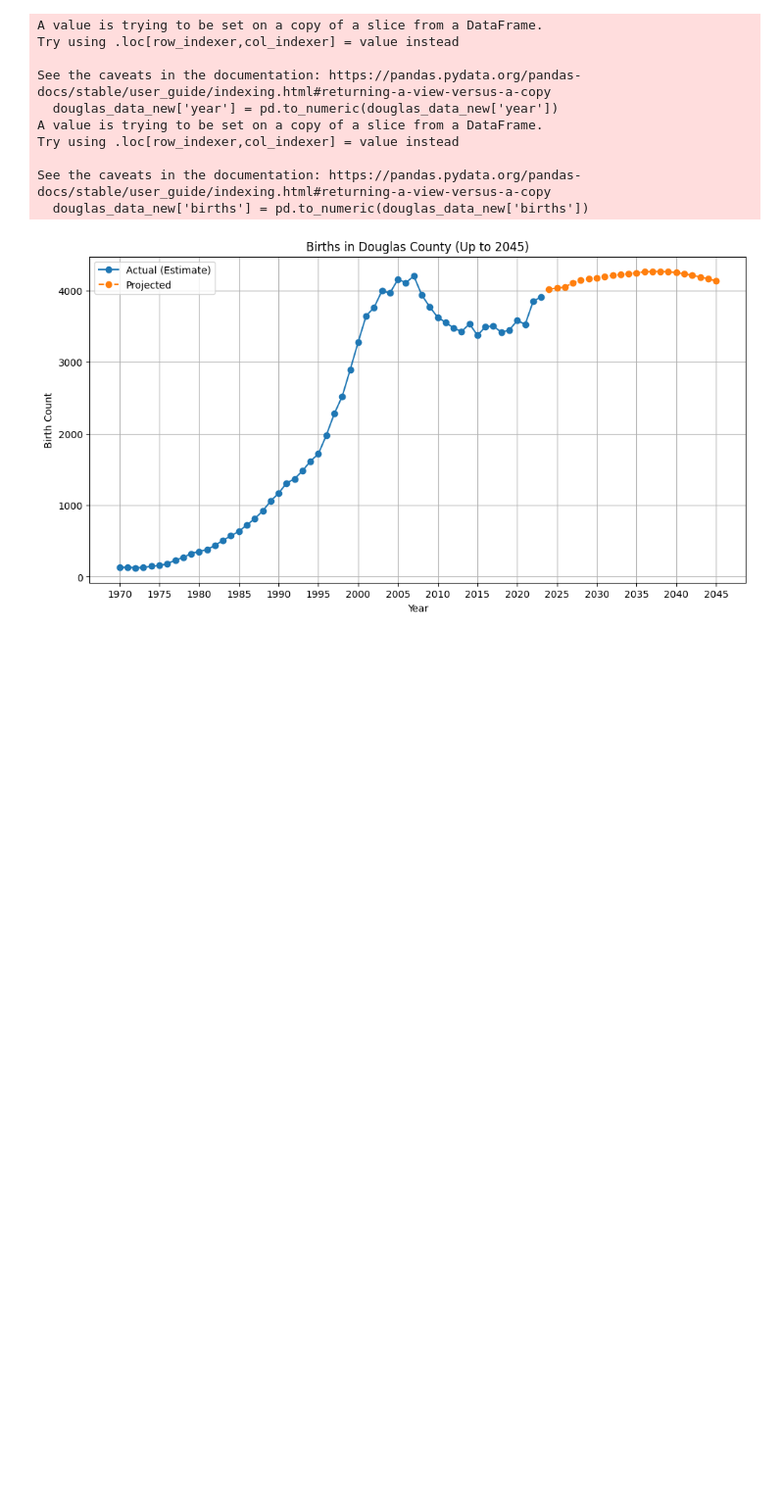
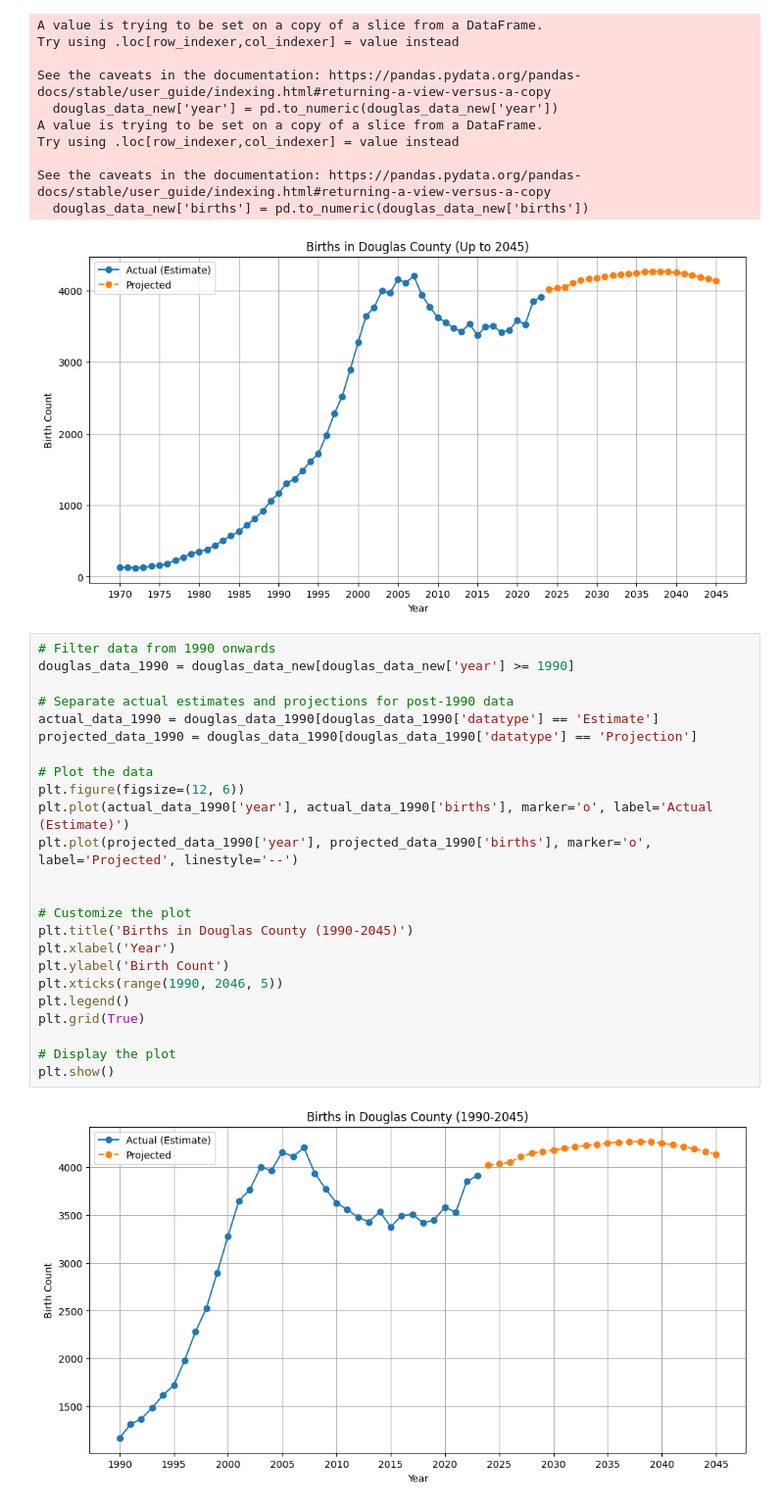
Before and after one commit to DavidNix/dougco-truth, a Jupyter notebook: analysis.ipynb, the cells around one changed output. Shown: that part at 98% size. Drawn from its saved outputs; the diff is of its cells as text; blank space fills up the shorter version.

Commit message:
more plotting

```diff
--- a/analysis.ipynb
+++ b/analysis.ipynb
@@ -47,3 +47,29 @@ Try using .loc[row_indexer,col_indexer] = value instead
 See the caveats in the documentation: https://pandas.pydata.org/pandas-docs/stable/user_guide/indexing.html#returning-a-view-versus-a-copy
   douglas_data_new['births'] = pd.to_numeric(douglas_data_new['births'])
 [figure]
+# %%
+# Filter data from 1990 onwards
+douglas_data_1990 = douglas_data_new[douglas_data_new['year'] >= 1990]
+
+# Separate actual estimates and projections for post-1990 data
+actual_data_1990 = douglas_data_1990[douglas_data_1990['datatype'] == 'Estimate']
+projected_data_1990 = douglas_data_1990[douglas_data_1990['datatype'] == 'Projection']
+
+# Plot the data
+plt.figure(figsize=(12, 6))
+plt.plot(actual_data_1990['year'], actual_data_1990['births'], marker='o', label='Actual (Estimate)')
+plt.plot(projected_data_1990['year'], projected_data_1990['births'], marker='o', label='Projected', linestyle='--')
+
+
+# Customize the plot
+plt.title('Births in Douglas County (1990-2045)')
+plt.xlabel('Year')
+plt.ylabel('Birth Count')
+plt.xticks(range(1990, 2046, 5))
+plt.legend()
+plt.grid(True)
+
+# Display the plot
+plt.show()
+# %% [output]
+[figure, added]
```
